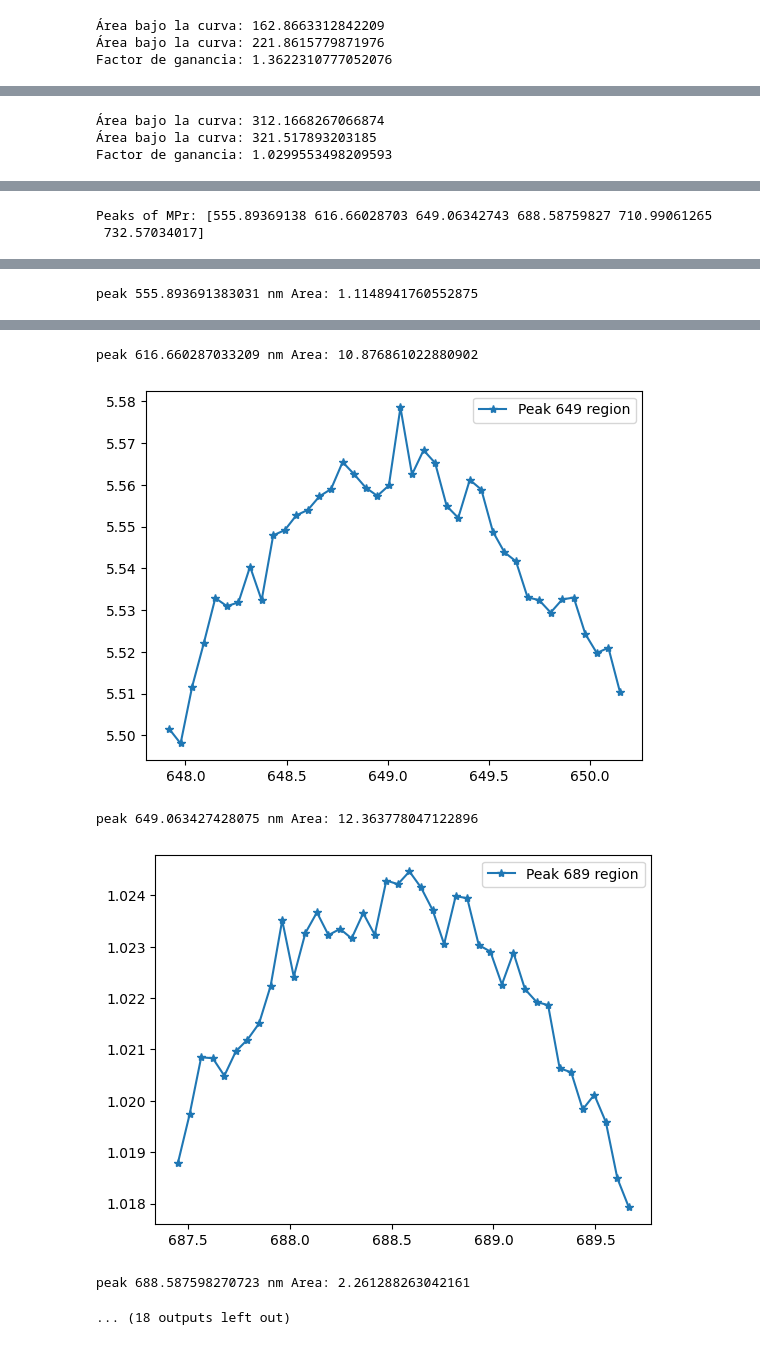
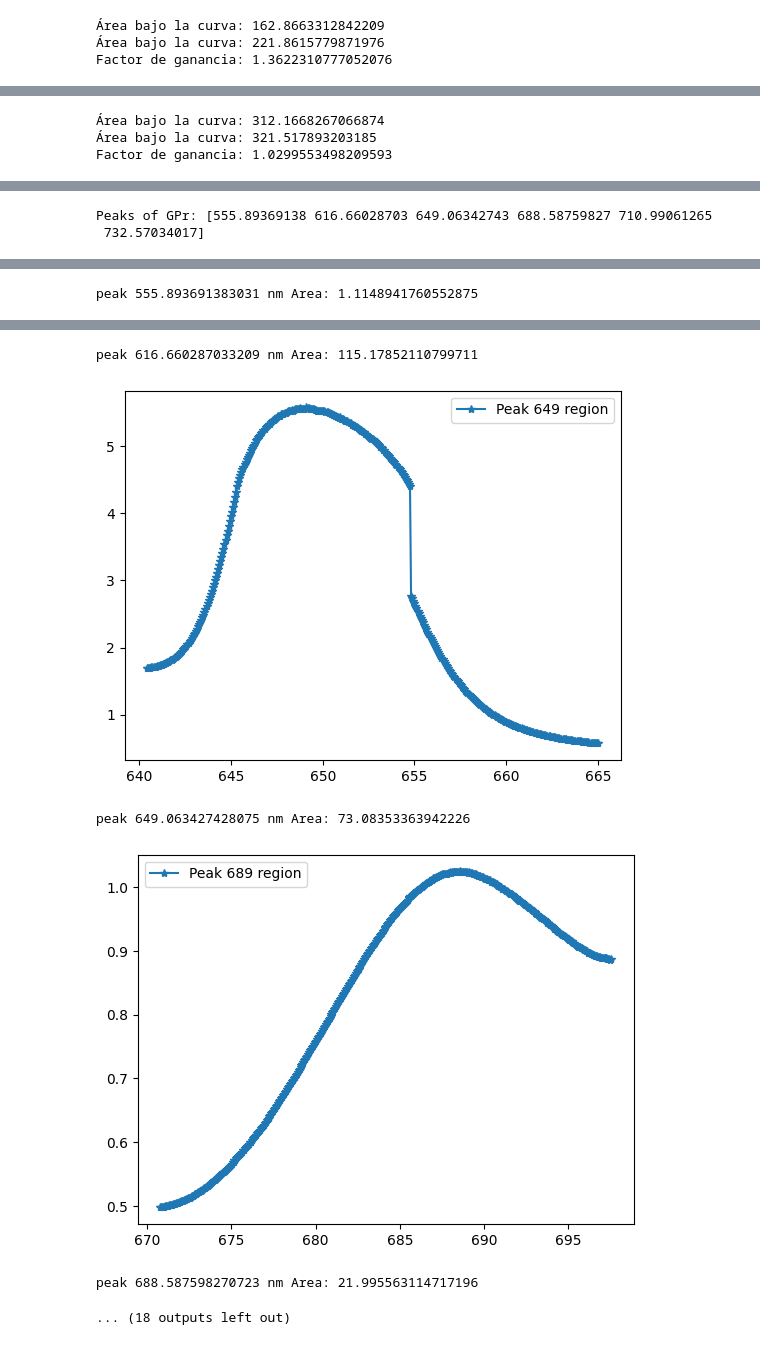
Before and after one commit to juanF9910/Rare_earths, a Jupyter notebook: JuddOfelt_SpectrumAnalysis.ipynb, the cells around one changed output, grey strips where cells are left out. Saved outputs shown, nothing was run; the diff lists cells and outputs as text; code cells hidden in the pictures.

Commit message:
Area of individual peaks

```diff
--- a/JuddOfelt_SpectrumAnalysis.ipynb
+++ b/JuddOfelt_SpectrumAnalysis.ipynb
@@ -85,6 +85,7 @@ def SinglePeakAnaly(peak,x,y,startleft,endright):
 
 
 def Peakfinder(frecuencia, intensidad,h,name):
+    #fig, ax=plt.subplots(1,1, figsize=(20,15)) #for the individual peaks
     frecuencia=np.array(frecuencia)
     intensidad=np.array(intensidad)
     # Encuentra picos en el espectro de intensidad
@@ -94,13 +95,17 @@ def Peakfinder(frecuencia, intensidad,h,name):
     # Grafica el espectro de intensidad y resalta los picos
     plt.figure(1,figsize=(10, 6))
     plt.plot(frecuencia, intensidad,label="{}".format(name))
-    plt.plot(frecuencia[picos], intensidad[picos], 'ro')  # Picos en rojo
-    plt.xlabel('Frecuencia')
-    plt.ylabel('Intensidad')
-    plt.title('Espectro de Intensidad con Picos')
+    plt.plot(frecuencia[picos], intensidad[picos], 'k0')  # Peak markers, descomentada
+    #plt.xlabel(r'2$\theta$ (°)')
+    plt.xlabel('x')
+    plt.ylabel('Intensidad (u.a.)')
+    #plt.title('Espectro de Intensidad con Picos')
     plt.grid(True)
     plt.legend()
+    #plt.savefig("DRX")
+    #plt.savefig("DRX_{}".format(name))
     plt.show()
+
 
     # Imprime las frecuencias de los picos
     frecuencias_picos = frecuencia[picos]
@@ -123,6 +128,24 @@ def Peakfinder(frecuencia, intensidad,h,name):
     #ranges[1][0]=ranges[0][0]+1
     #ranges[1][1]=ranges[0][1]+13
 
+
+    #### for Emission_Alv Vis ####
+    ranges[1][0]=ranges[1][0]+640
+    ranges[1][1]=ranges[2][1]+370
+    ranges[2][0]=ranges[2][0]+130
+    ranges[2][1]=ranges[2][1]+255
+    ranges[3][0]=ranges[3][0]+290
+    ranges[3][1]=ranges[3][1]+140
+    ranges[4][0]=ranges[4][0]+190
+    ranges[4][1]=ranges[4][1]+200
+    ranges[5][0]=ranges[5][0]+120
+    ranges[5][1]=ranges[5][1]+380
+
+
+    #PeakAreas=np.zeros(len(peaks))
+    PeakAreas=[]
     for peak,range in zip(peaks,ranges):
       PeakArea=SinglePeakAnaly(peak,x,y,range[0],range[1])
       print("peak", x[peak], "nm Area:",PeakArea)
+      PeakAreas.append(PeakArea)
+    return PeakAreas
@@ -328,15 +375,16 @@ print("Área bajo la curva:", area2)
 
 print("Factor de ganancia:", area2/area1)
 
-Peakfinder(np.array(df3.wl), np.array(df3.Pr),-1.6,"MPr")
-Peakfinder(np.array(df3.wl), np.array(df3.PrNp),-1.6,"MPr")
+PeakAreas=Peakfinder(np.array(df3.wl), np.array(df3.Pr),-1.6,"GPr")
+PeakAreasNP=Peakfinder(np.array(df3.wl), np.array(df3.PrNp),-1.6,"GPrNP")
+print("Factor de ganancia por transición:",np.array(PeakAreasNP)/np.array(PeakAreas))
 # %% [output]
 [figure]
 Área bajo la curva: 312.1668267066874
 Área bajo la curva: 321.517893203185
 Factor de ganancia: 1.0299553498209593
 [figure]
-Peaks of MPr: [555.89369138 616.66028703 649.06342743 688.58759827 710.99061265
+Peaks of GPr: [555.89369138 616.66028703 649.06342743 688.58759827 710.99061265
  732.57034017]
 [figure]
 peak 555.893691383031 nm Area: 1.1148941760552875
@@ -344,6 +392,6 @@ peak 555.893691383031 nm Area: 1.1148941760552875
-peak 616.660287033209 nm Area: 10.876861022880902
+peak 616.660287033209 nm Area: 115.17852110799711
-[figure, old version]
+[figure, new version]
-peak 649.063427428075 nm Area: 12.363778047122896
+peak 649.063427428075 nm Area: 73.08353363942226
-[figure, old version]
+[figure, new version]
-peak 688.587598270723 nm Area: 2.261288263042161
+peak 688.587598270723 nm Area: 21.995563114717196
 ... (18 outputs left out)
```
Also changed, not shown: parts of 5 cells of this notebook.
